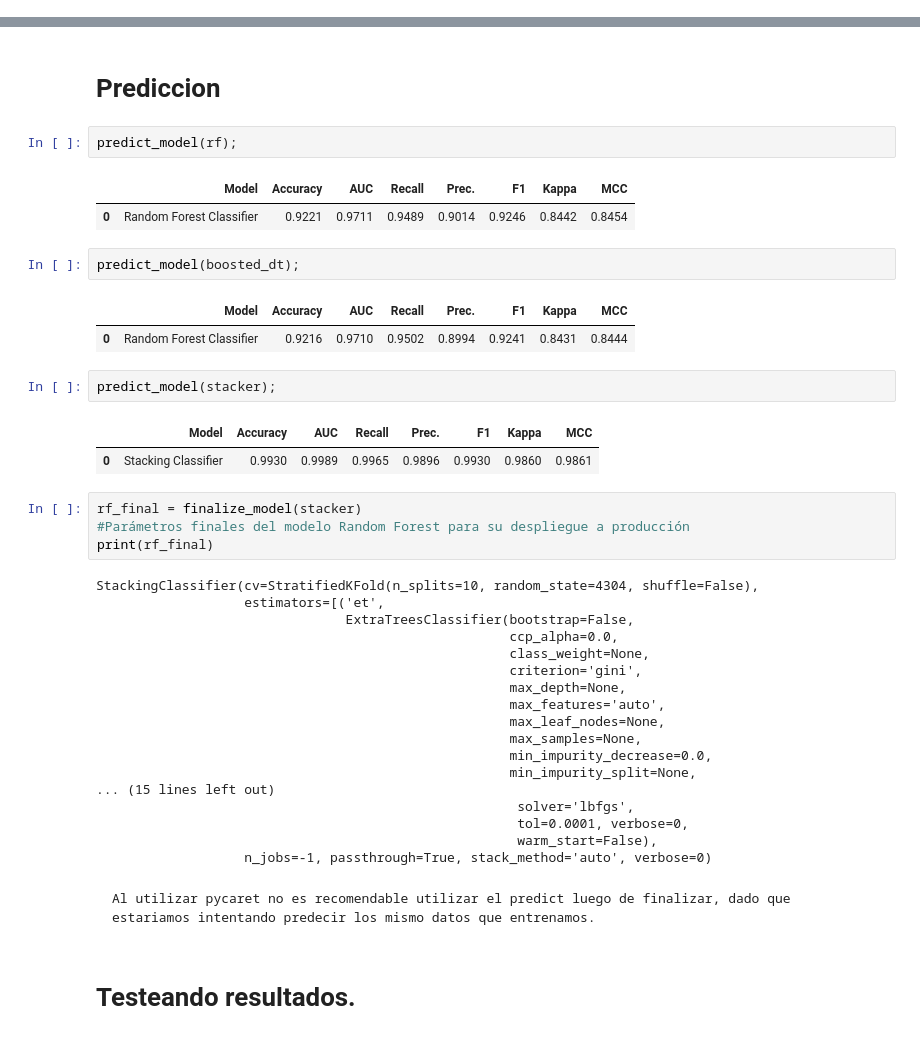
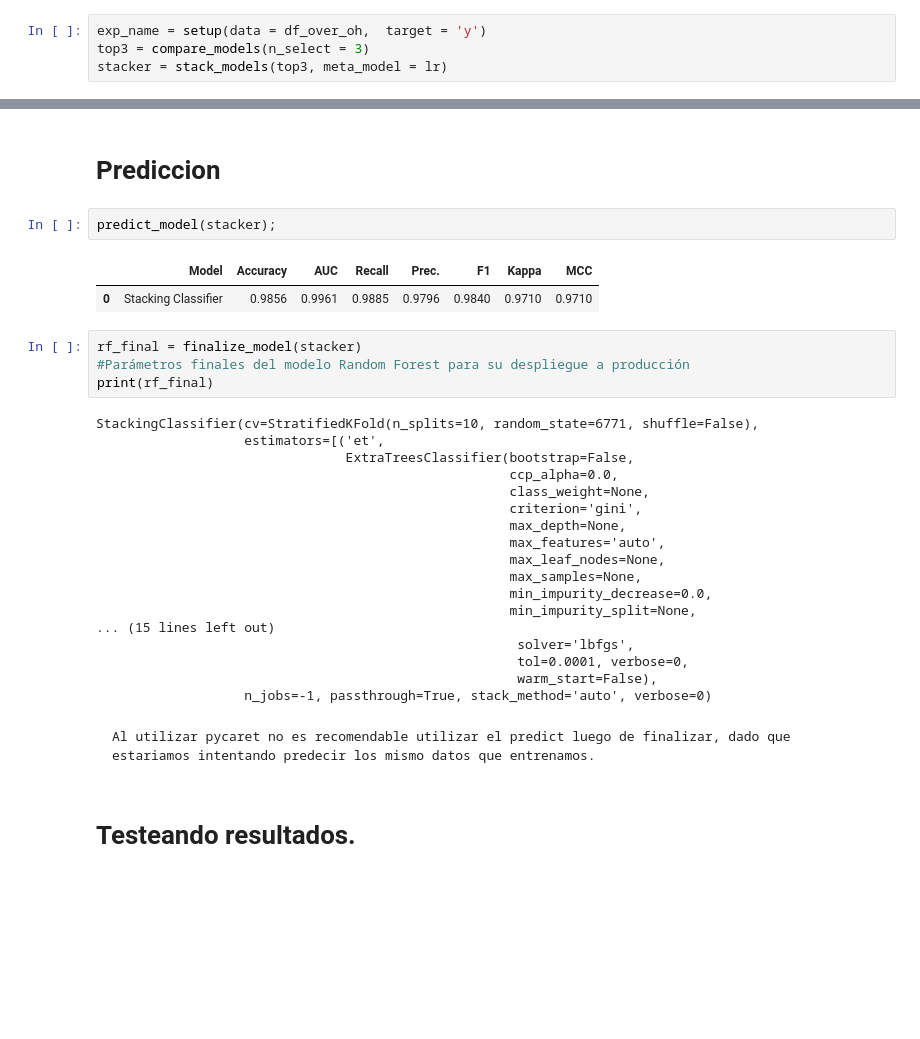
Before and after one commit to leobrandoon/marketing_datascience_binario, a Jupyter notebook: problema_mtk_lego.ipynb, the cells around one changed output, grey strips where cells are left out. Cells and saved outputs as stored; diff of their text form; blank space fills up the shorter version.

```diff
--- a/problema_mtk_lego.ipynb
+++ b/problema_mtk_lego.ipynb
@@ -640,0 +568,4 @@ boosted_dt = ensemble_model ( rf, method = 'Boosting' , n_estimators = 100)
+# %%
+exp_name = setup(data = df_over_oh,  target = 'y')
+top3 = compare_models(n_select = 3)
+stacker = stack_models(top3, meta_model = lr)
@@ -641,26 +595,16 @@ boosted_dt = ensemble_model ( rf, method = 'Boosting' , n_estimators = 100)
 # %% [markdown]
 # Prediccion
 # %%
-predict_model(rf);
+predict_model(stacker);
 # %% [output]
 |  | Model | Accuracy | AUC | Recall | Prec. | F1 | Kappa | MCC |
-| 0 | Random Forest Classifier | 0.9221 | 0.9711 | 0.9489 | 0.9014 | 0.9246 | 0.8442 | 0.8454 |
+| 0 | Stacking Classifier | 0.9856 | 0.9961 | 0.9885 | 0.9796 | 0.9840 | 0.9710 | 0.9710 |
-# %%
-predict_model(boosted_dt);
-# %% [output]
-|  | Model | Accuracy | AUC | Recall | Prec. | F1 | Kappa | MCC |
-| 0 | Random Forest Classifier | 0.9216 | 0.9710 | 0.9502 | 0.8994 | 0.9241 | 0.8431 | 0.8444 |
-# %%
-predict_model(stacker);
-# %% [output]
-|  | Model | Accuracy | AUC | Recall | Prec. | F1 | Kappa | MCC |
-| 0 | Stacking Classifier | 0.9930 | 0.9989 | 0.9965 | 0.9896 | 0.9930 | 0.9860 | 0.9861 |
 # %%
 rf_final = finalize_model(stacker)
 #Parámetros finales del modelo Random Forest para su despliegue a producción
 print(rf_final)
 # %% [output]
-StackingClassifier(cv=StratifiedKFold(n_splits=10, random_state=4304, shuffle=False),
+StackingClassifier(cv=StratifiedKFold(n_splits=10, random_state=6771, shuffle=False),
                    estimators=[('et',
                                 ExtraTreesClassifier(bootstrap=False,
                                                      ccp_alpha=0.0,
@@ -677,8 +621,8 @@ StackingClassifier(cv=StratifiedKFold(n_splits=10, random_state=4304, shuffle=Fa
                                                       tol=0.0001, verbose=0,
                                                       warm_start=False),
                    n_jobs=-1, passthrough=True, stack_method='auto', verbose=0)
-# %% [markdown]
-    Al utilizar pycaret no es recomendable utilizar el predict luego de finalizar, dado que estariamos intentando predecir los mismo datos que entrenamos.
+# %% [markdown]
+    Al utilizar pycaret no es recomendable utilizar el predict luego de finalizar, dado que estariamos intentando predecir los mismo datos que entrenamos.
 # %% [markdown]
 # Testeando resultados.
 # %%
```
Also changed, not shown: parts of 87 cells of this notebook.
